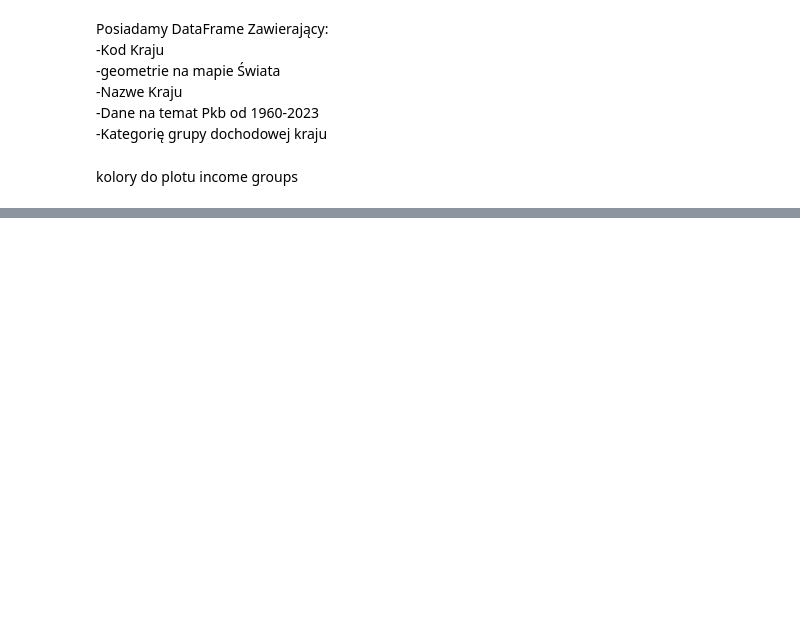
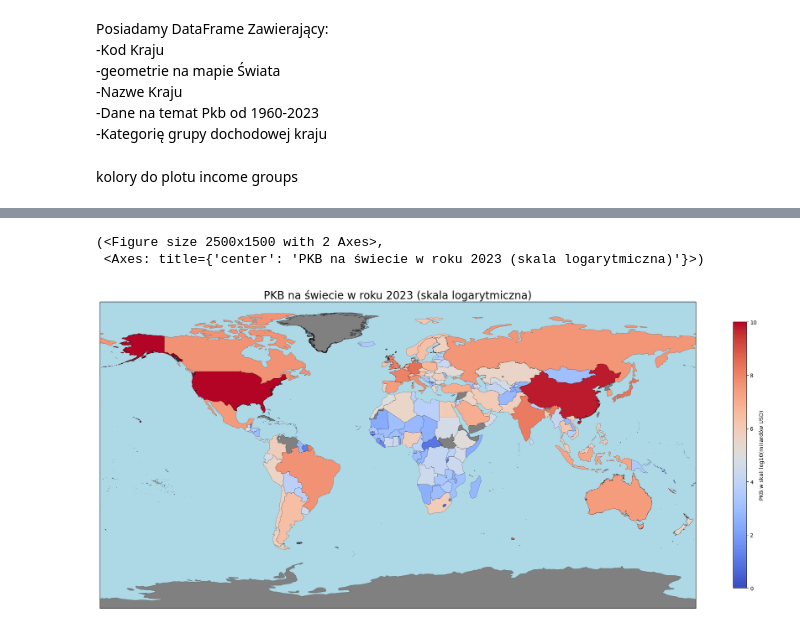
Before and after one commit to coalbush03/GDP-python-analysis, a Jupyter notebook: projekt.ipynb, the cells around one changed output, grey strips where cells are left out. Saved outputs shown, nothing was run; the diff lists cells and outputs as text; code cells hidden in the pictures; blank space fills up the shorter version.

```diff
--- a/projekt.ipynb
+++ b/projekt.ipynb
@@ -104,6 +113,7 @@ Posiadamy DataFrame Zawierający:<br>
 kolory do plotu income groups
 # %%
 data['IncomeGroup'] = data['IncomeGroup'].fillna('Unknown')
+data_pc['IncomeGroup'] = data_pc['IncomeGroup'].fillna('Unknown')
 
 legend_colors = {
     'Low income': 'red',
@@ -113,4 +123,5 @@ legend_colors = {
     'Unknown': 'grey'
 }
 data['color'] = data['IncomeGroup'].map(legend_colors)
+data_pc['color'] = data_pc['IncomeGroup'].map(legend_colors)
 # %%
@@ -143,0 +193,15 @@ ax.set_yticks([])
+# %%
+data_log = data.copy()
+data_pc_log = data_pc.copy()
+for col in data_log.columns[3:-3]:
+    data_log[col] = np.log(data_log[col].replace(0, np.nan))
+    data_log[col] = data_log[col].fillna(0)
+for col in data_pc.columns[3:-3]:
+    data_pc_log[col] = np.log(data_pc[col].replace(0, np.nan))
+    data_pc_log[col] = data_pc_log[col].fillna(0)
+# %%
+plot_gdp_map(data_log, '2023',scale='log')
+# %% [output]
+(<Figure size 2500x1500 with 2 Axes>,
+ <Axes: title={'center': 'PKB na świecie w roku 2023 (skala logarytmiczna)'}>)
+[figure, added]
```
Also changed, not shown: parts of 35 cells of this notebook, 4 other files.
